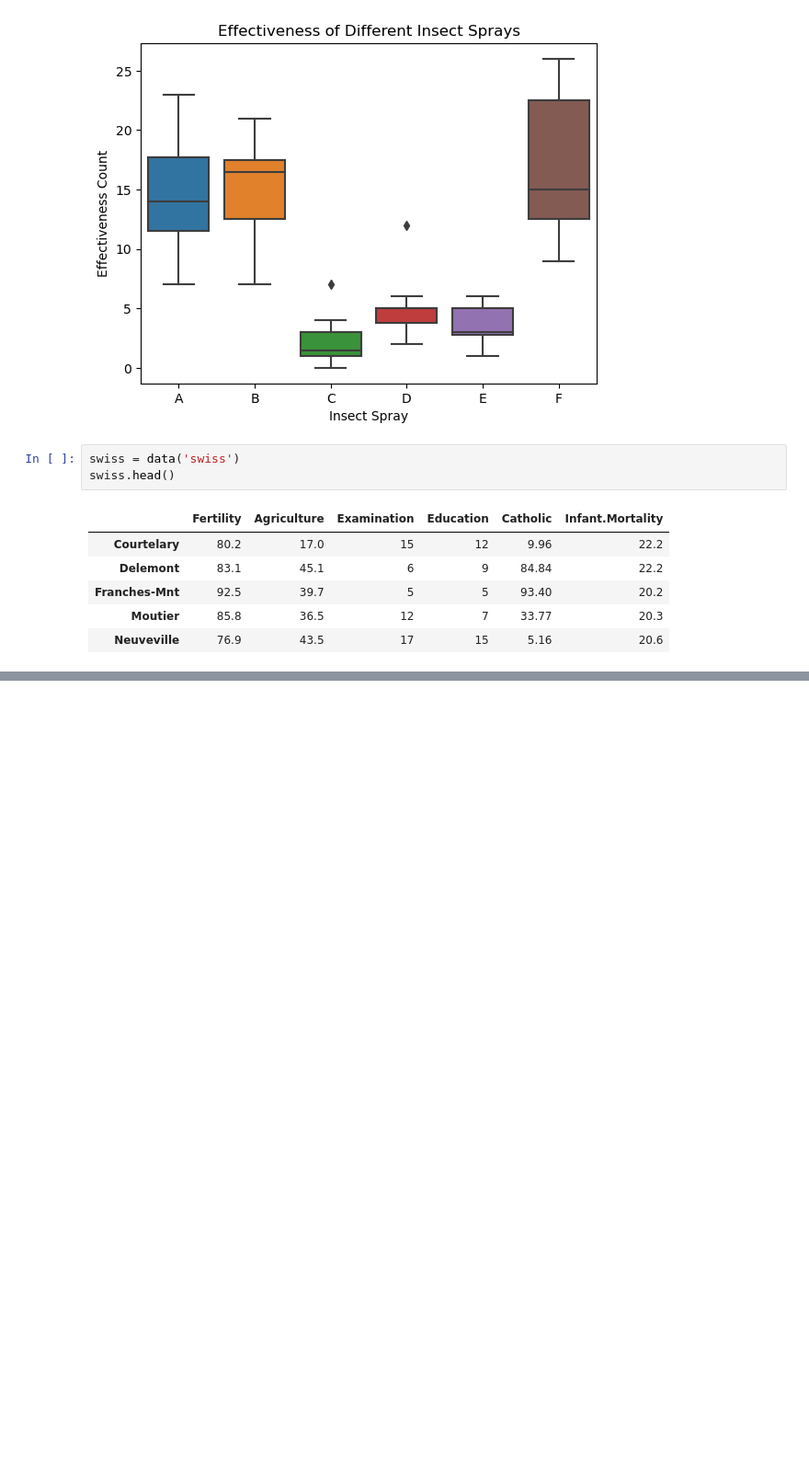
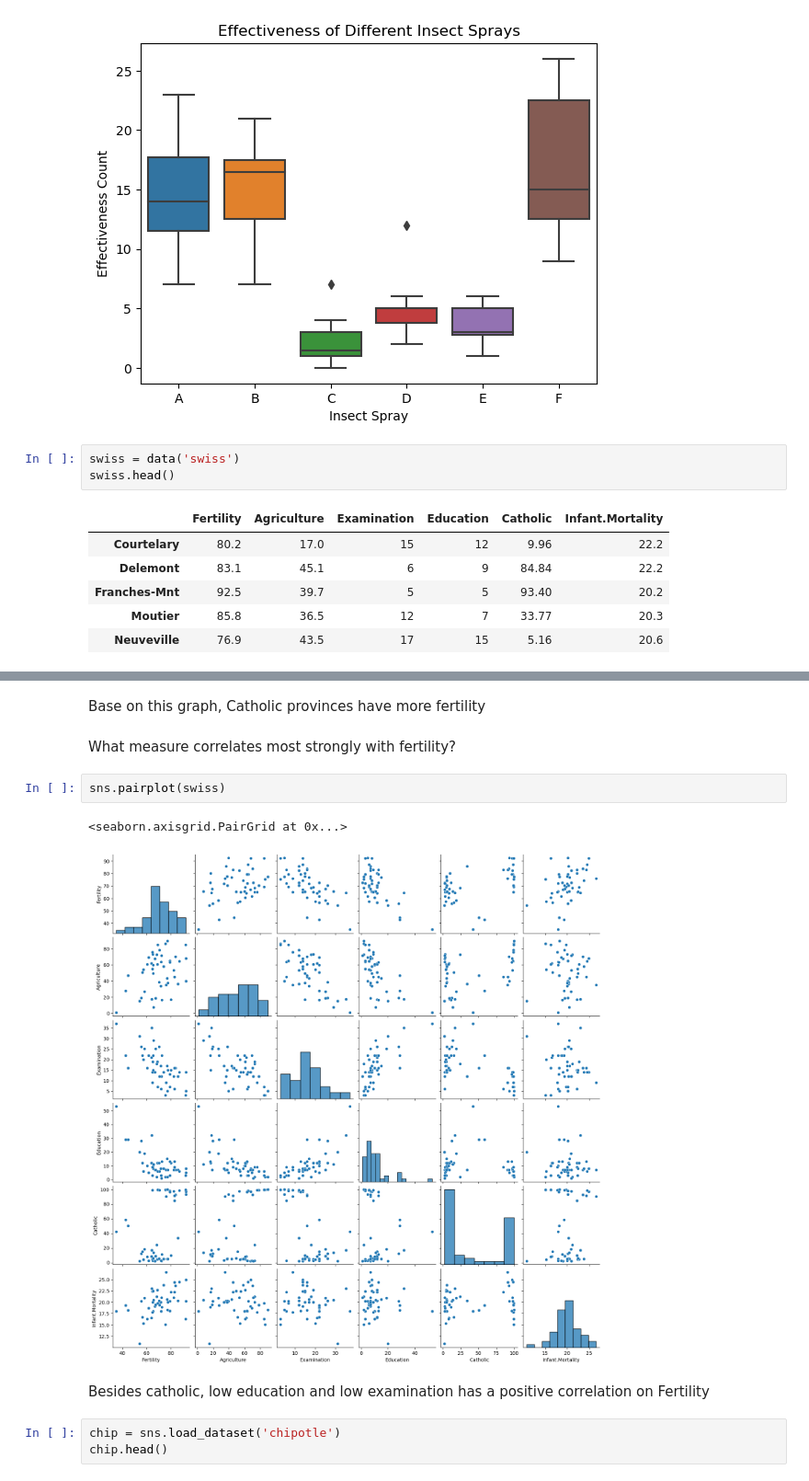
Before and after one commit to Thoai-Adam/python-exercises, a Jupyter notebook: numpy-pandas-visualization-exercises/seaborn_exercises.ipynb, the cells around one changed output, grey strips where cells are left out. Shown: that part at 92% size. Cells and saved outputs as stored; diff of their text form; blank space fills up the shorter version.

```diff
--- a/numpy-pandas-visualization-exercises/seaborn_exercises.ipynb
+++ b/numpy-pandas-visualization-exercises/seaborn_exercises.ipynb
@@ -186,0 +177,14 @@ sleep.head()
+# %% [markdown]
+Base on this graph, Catholic provinces have more fertility
+# %% [markdown]
+What measure correlates most strongly with fertility?
+# %%
+sns.pairplot(swiss)
+# %% [output]
+<seaborn.axisgrid.PairGrid at 0x...>
+[figure, added]
+# %% [markdown]
+Besides catholic, low education and low examination has a positive correlation on Fertility
+# %%
+chip = sns.load_dataset('chipotle')
+chip.head()
```
Also changed, not shown: parts of 7 cells of this notebook.
